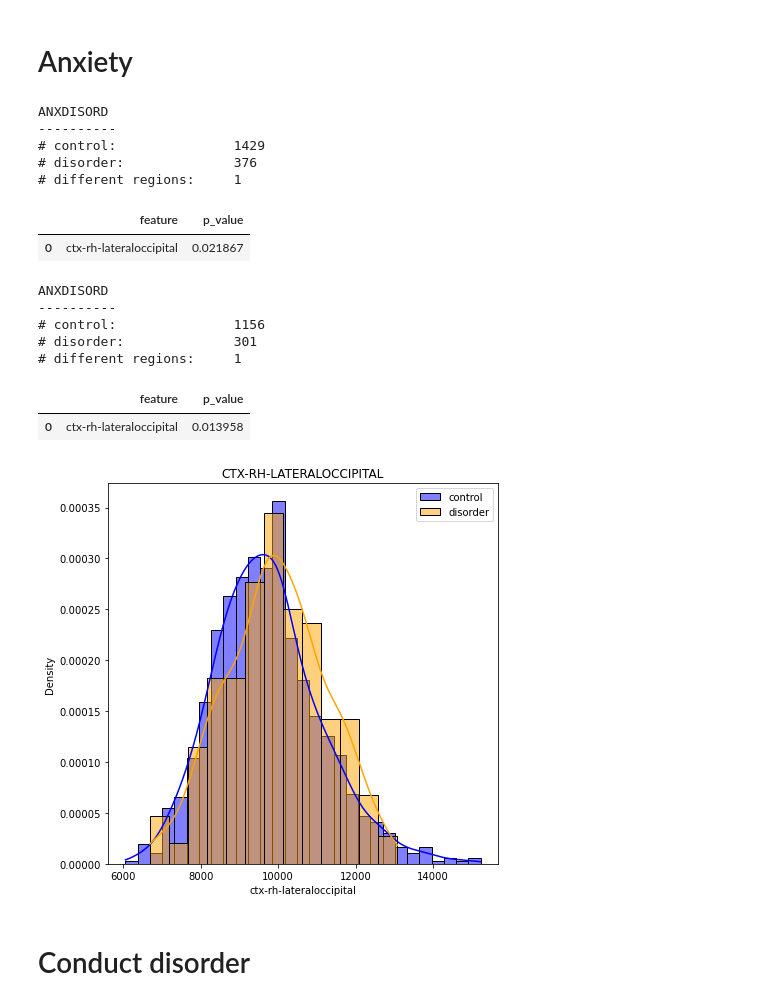
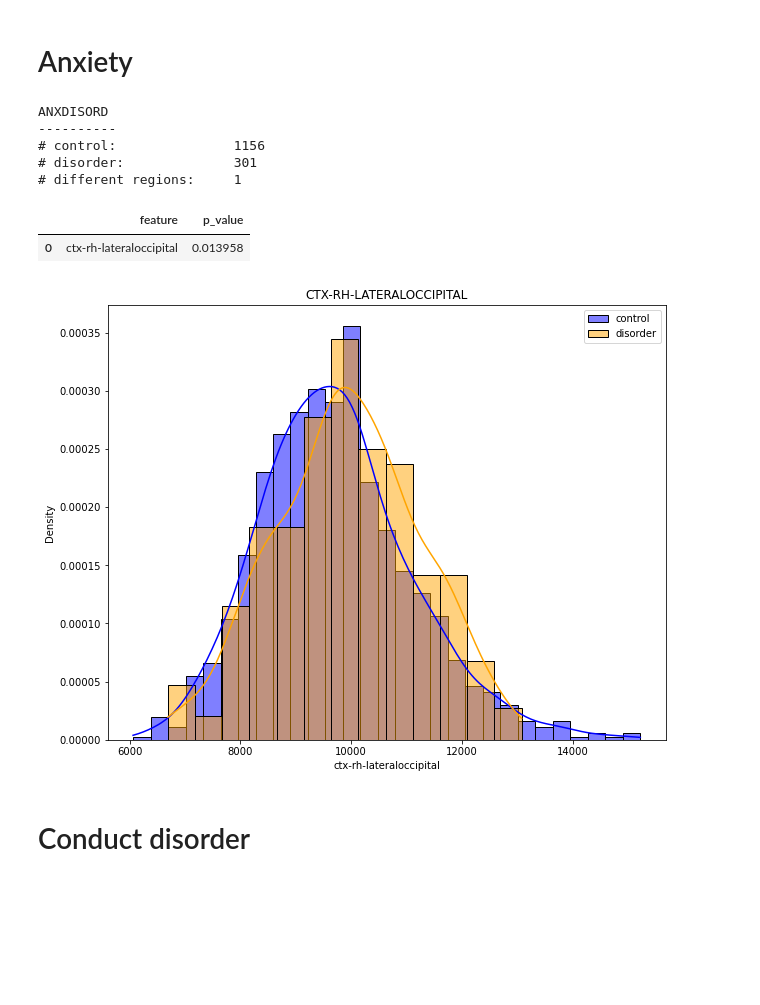
Before and after one commit to margotwagner/SynthSeg, a Jupyter notebook: abcd-code/analysis/mw-aseba-smri-rois.ipynb, the cells around one changed output. Drawn from its saved outputs; the diff is of its cells as text; code cells hidden in the pictures; blank space fills up the shorter version.

```diff
--- a/abcd-code/analysis/mw-aseba-smri-rois.ipynb
+++ b/abcd-code/analysis/mw-aseba-smri-rois.ipynb
@@ -11,7 +11,7 @@ depr = Labels().depr_df
 opposit = Labels().opposit_df
 somaticpr = Labels().somaticpr_df
 # %%
-def get_sig_rois(labels_df, run_qc=False):
+def get_sig_rois(labels_df, run_qc=True):
     synthseg = SynthSeg(
         subjects=labels_df.index,
         run_qc=run_qc,
@@ -104,26 +86,16 @@ vols
 # %% [output]
 ANXDISORD
 ----------
-# control:               1429
-# disorder:              376
+# control:               1156
+# disorder:              301
 # different regions:     1
 |  | feature | p_value |
-| 0 | ctx-rh-lateraloccipital | 0.021867 |
+| 0 | ctx-rh-lateraloccipital | 0.013958 |
-# %%
-vols, stats = get_sig_rois(anx, run_qc=True)
-vols
-# %% [output]
-ANXDISORD
-----------
-# control:               1156
-# disorder:              301
-# different regions:     1
-|  | feature | p_value |
-| 0 | ctx-rh-lateraloccipital | 0.013958 |
-# %%
-stats.plot_hist("ctx-rh-lateraloccipital")
-# %% [output]
-[figure, removed]
+# %%
+for f in vols["feature"]:
+    stats.plot_hist(f)
+# %% [output]
+[figure, added]
 # %% [markdown]
 # Conduct disorder
 # %%
```
Also changed, not shown: parts of 14 cells of this notebook.
